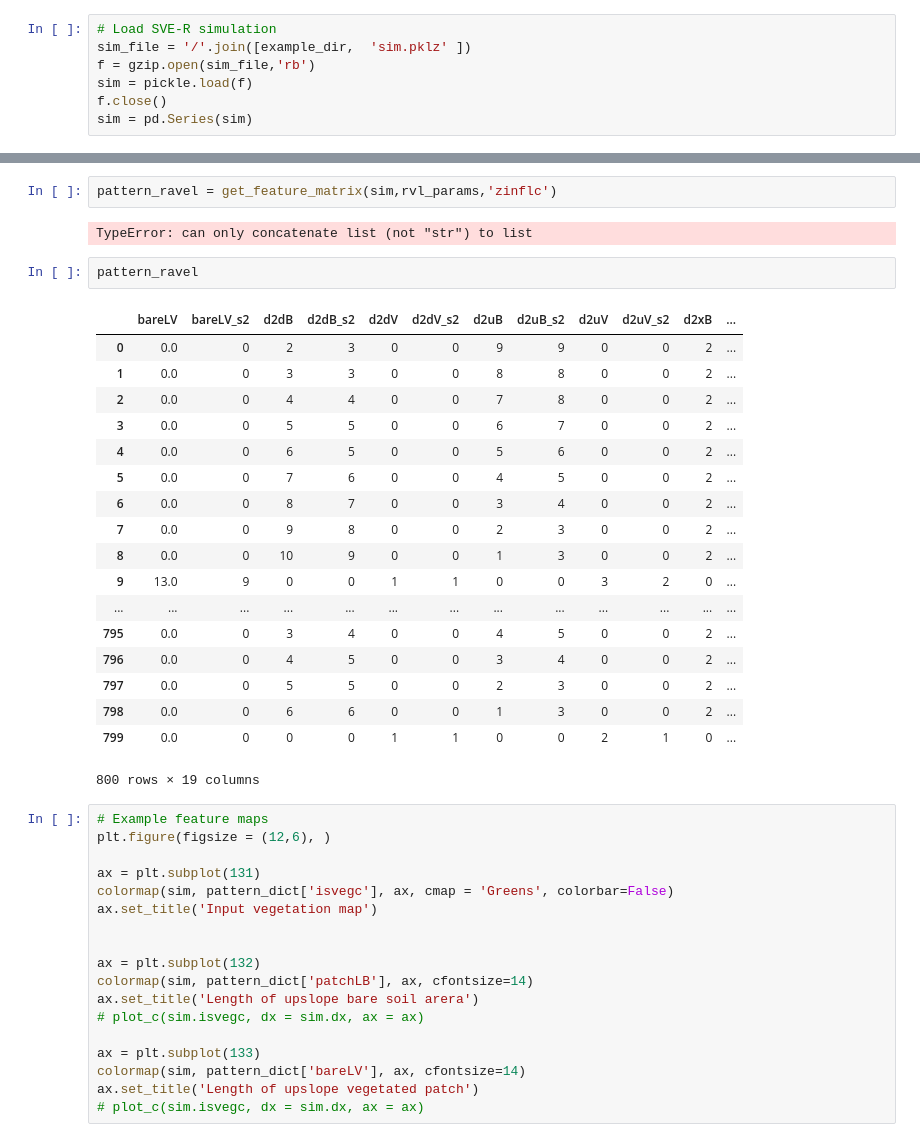
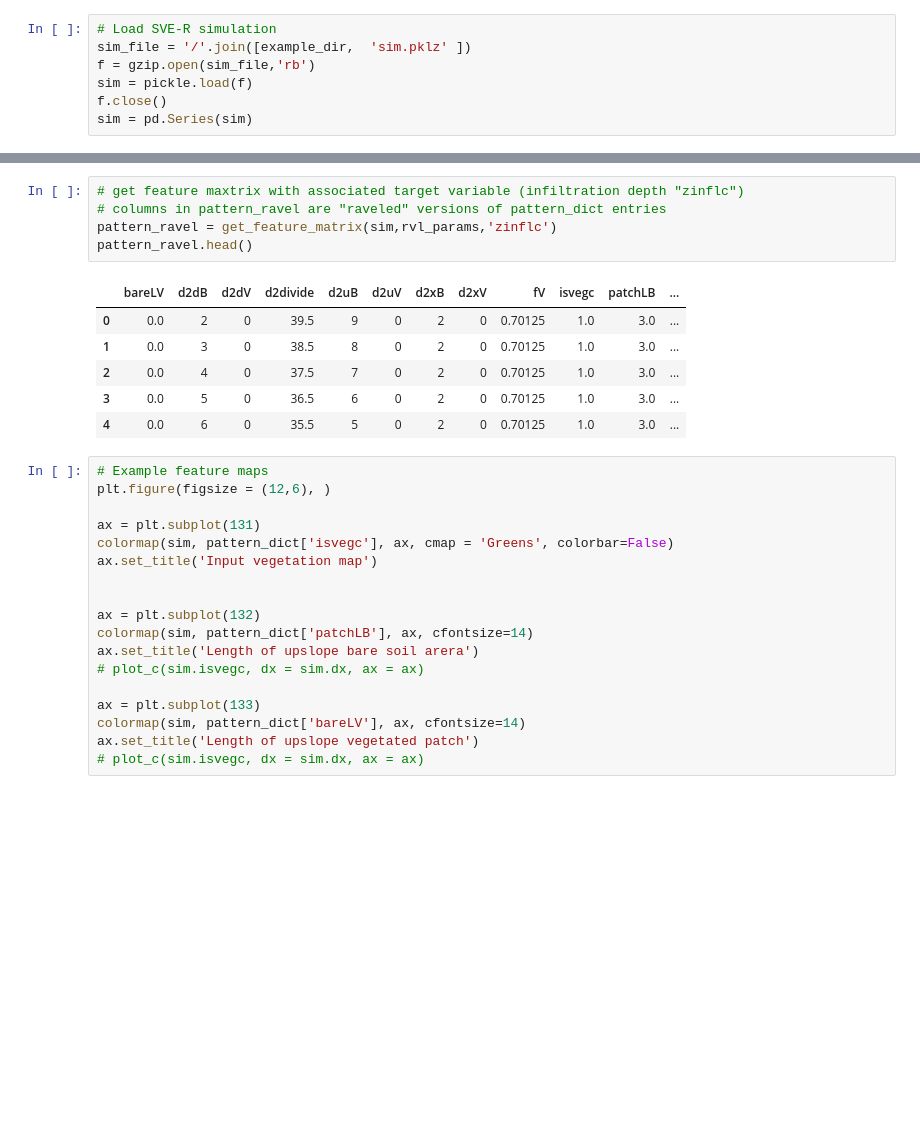
Before and after one commit to octavia-crompton/SVE-R, a Jupyter notebook: feature_example.ipynb, the cells around one changed output, grey strips where cells are left out. Saved outputs shown, nothing was run; the diff lists cells and outputs as text; blank space fills up the shorter version.

```diff
--- a/feature_example.ipynb
+++ b/feature_example.ipynb
@@ -49,28 +47,15 @@ KeyError: 'window'
-# %%
-pattern_ravel = get_feature_matrix(sim,rvl_params,'zinflc')
-# %% [output]
-TypeError: can only concatenate list (not "str") to list
-# %%
-pattern_ravel
-# %% [output]
-|  | bareLV | bareLV_s2 | d2dB | d2dB_s2 | d2dV | d2dV_s2 | d2uB | d2uB_s2 | d2uV | d2uV_s2 | d2xB | ... |
-| 0 | 0.0 | 0 | 2 | 3 | 0 | 0 | 9 | 9 | 0 | 0 | 2 | ... |
-| 1 | 0.0 | 0 | 3 | 3 | 0 | 0 | 8 | 8 | 0 | 0 | 2 | ... |
-| 2 | 0.0 | 0 | 4 | 4 | 0 | 0 | 7 | 8 | 0 | 0 | 2 | ... |
-| 3 | 0.0 | 0 | 5 | 5 | 0 | 0 | 6 | 7 | 0 | 0 | 2 | ... |
-| 4 | 0.0 | 0 | 6 | 5 | 0 | 0 | 5 | 6 | 0 | 0 | 2 | ... |
-| 5 | 0.0 | 0 | 7 | 6 | 0 | 0 | 4 | 5 | 0 | 0 | 2 | ... |
-| 6 | 0.0 | 0 | 8 | 7 | 0 | 0 | 3 | 4 | 0 | 0 | 2 | ... |
-| 7 | 0.0 | 0 | 9 | 8 | 0 | 0 | 2 | 3 | 0 | 0 | 2 | ... |
-| 8 | 0.0 | 0 | 10 | 9 | 0 | 0 | 1 | 3 | 0 | 0 | 2 | ... |
-| 9 | 13.0 | 9 | 0 | 0 | 1 | 1 | 0 | 0 | 3 | 2 | 0 | ... |
-| ... | ... | ... | ... | ... | ... | ... | ... | ... | ... | ... | ... | ... |
-| 795 | 0.0 | 0 | 3 | 4 | 0 | 0 | 4 | 5 | 0 | 0 | 2 | ... |
-| 796 | 0.0 | 0 | 4 | 5 | 0 | 0 | 3 | 4 | 0 | 0 | 2 | ... |
-| 797 | 0.0 | 0 | 5 | 5 | 0 | 0 | 2 | 3 | 0 | 0 | 2 | ... |
-| 798 | 0.0 | 0 | 6 | 6 | 0 | 0 | 1 | 3 | 0 | 0 | 2 | ... |
-| 799 | 0.0 | 0 | 0 | 0 | 1 | 1 | 0 | 0 | 2 | 1 | 0 | ... |
-800 rows × 19 columns
+# %%
+# get feature maxtrix with associated target variable (infiltration depth "zinflc")
+# columns in pattern_ravel are "raveled" versions of pattern_dict entries
+pattern_ravel = get_feature_matrix(sim,rvl_params,'zinflc')
+pattern_ravel.head()
+# %% [output]
+|  | bareLV | d2dB | d2dV | d2divide | d2uB | d2uV | d2xB | d2xV | fV | isvegc | patchLB | ... |
+| 0 | 0.0 | 2 | 0 | 39.5 | 9 | 0 | 2 | 0 | 0.70125 | 1.0 | 3.0 | ... |
+| 1 | 0.0 | 3 | 0 | 38.5 | 8 | 0 | 2 | 0 | 0.70125 | 1.0 | 3.0 | ... |
+| 2 | 0.0 | 4 | 0 | 37.5 | 7 | 0 | 2 | 0 | 0.70125 | 1.0 | 3.0 | ... |
+| 3 | 0.0 | 5 | 0 | 36.5 | 6 | 0 | 2 | 0 | 0.70125 | 1.0 | 3.0 | ... |
+| 4 | 0.0 | 6 | 0 | 35.5 | 5 | 0 | 2 | 0 | 0.70125 | 1.0 | 3.0 | ... |
 # %%
 # Example feature maps
 plt.figure(figsize = (12,6), )
```
Also changed, not shown: parts of 4 cells of this notebook, 1 other file.
